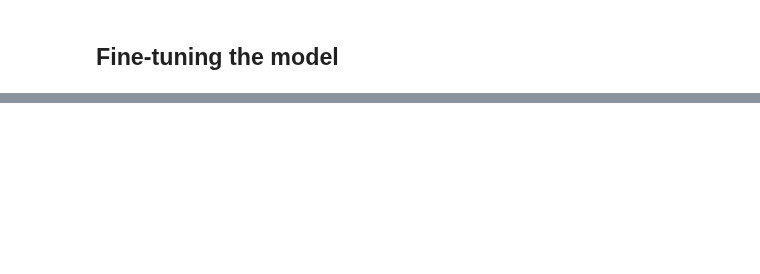
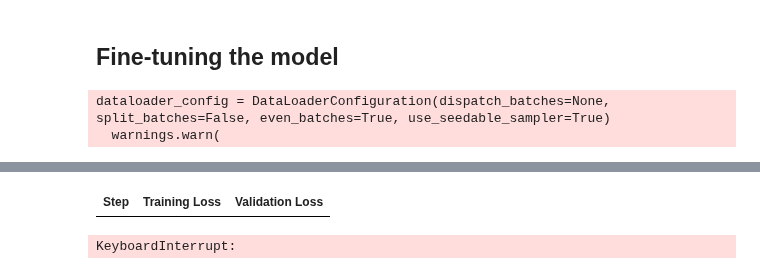
Before and after one commit to tttslab/dl-tutorial, a Jupyter notebook: pytorch_codegen_finetune.ipynb, the cells around one changed output, grey strips where cells are left out. Cells and saved outputs as stored; diff of their text form; code cells hidden in the pictures; blank space fills up the shorter version.

```diff
--- a/pytorch_codegen_finetune.ipynb
+++ b/pytorch_codegen_finetune.ipynb
@@ -65,3 +80,29 @@ tokenizer.pad_token = tokenizer.eos_token
 data_collator = DataCollatorForLanguageModeling(tokenizer=tokenizer, mlm=False)
 # %% [markdown]
 ## Preprocess dataset
+# %%
+def preprocess_function(examples):
+    """ prompt template for training the LM """
+    # print(examples["func_documentation_string"], examples["func_name"], examples["whole_func_string"])
+    query = """Please write a function that {instruction}"""
+    fucntion_name = """\n\nThe function name is: {func_name}"""
+    out_list = [
+        query.format(instruction=func_doc_str) + fucntion_name.format(func_name=func_name) + "\n\n" + whole_func_string
+        for func_doc_str, func_name, whole_func_string in
+        zip(examples["func_documentation_string"], examples["func_name"], examples["whole_func_string"])
+    ]
+    out = tokenizer(out_list)
+    return out
+
+tokenized_train = code_dataset_train.map(
+    preprocess_function,
+    batched=True,
+    num_proc=16,
+    remove_columns=code_dataset_train.column_names
+)
+tokenized_validation = code_dataset_validation.map(
+    preprocess_function,
+    batched=True,
+    num_proc=16,
+    remove_columns=code_dataset_validation.column_names
+)
@@ -109,24 +170,34 @@ tokenized_code_dataset_python = tokenized_code_dataset_python.map(
 # %% [markdown]
 ## Fine-tuning the model
 # %%
-out_dir = "gpt2-python-code-search"
-batch_size = 8
+run_name = "gpt2-python-code-search-test"
+out_dir = f"out/{run_name}"
+batch_size = 7
 training_args = TrainingArguments(
-    output_dir=f"out/{out_dir}",
+    output_dir=out_dir,
+    run_name=run_name,
     evaluation_strategy="steps",
     save_strategy="epoch",
+    num_train_epochs=1,
     per_device_train_batch_size=batch_size,
+    per_device_eval_batch_size=batch_size,
     learning_rate=2e-5,
     weight_decay=0.01,
+    logging_steps=50,
+    eval_steps=500,
+    save_steps=500,
     push_to_hub=False,
 )
 
 trainer = Trainer(
     model=model,
     args=training_args,
-    train_dataset=tokenized_code_dataset_python["train"],
-    eval_dataset=tokenized_code_dataset_python["validation"],
+    train_dataset=tokenized_train,
+    eval_dataset=tokenized_validation.shuffle(42).select(range(300)), # only use 300 examples for validation
     data_collator=data_collator,
 )
 
 trainer.train()
+# %% [output]
+dataloader_config = DataLoaderConfiguration(dispatch_batches=None, split_batches=False, even_batches=True, use_seedable_sampler=True)
+  warnings.warn(
@@ -132,0 +205,2 @@ trainer.train()
+| Step | Training Loss | Validation Loss |
+KeyboardInterrupt:
```
Also changed, not shown: parts of 9 cells of this notebook.
